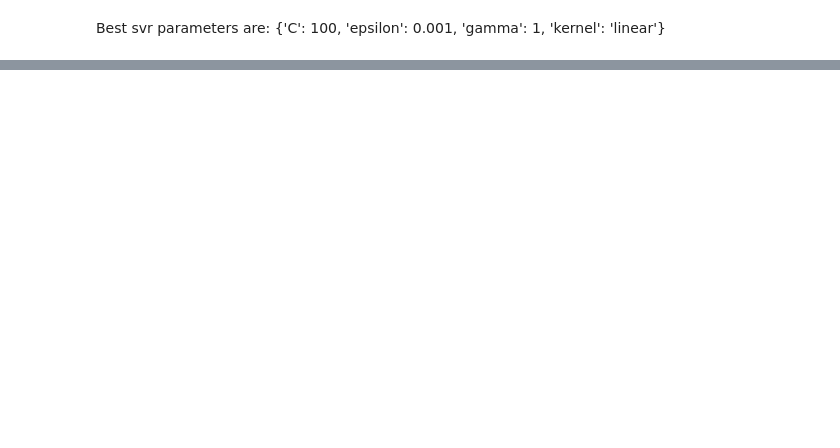
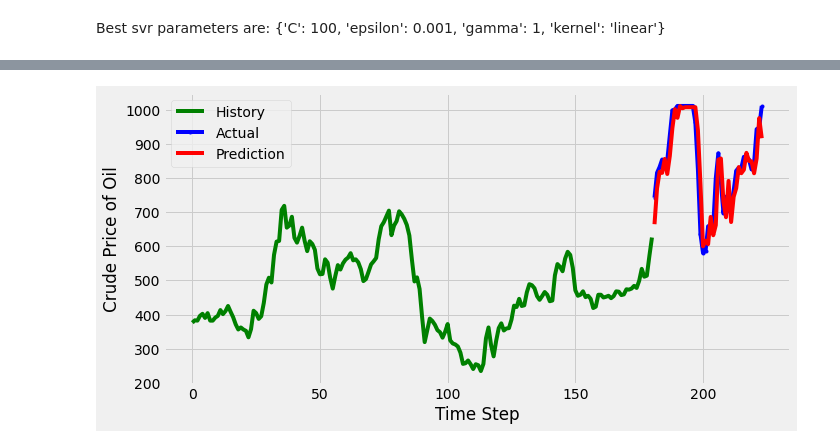
Before and after one commit to mofuoku417/Machine-Learning-Techniques-for-Multivariate-Time-Series-Forecasting-of-Crude-Palm-Oil-Prices, a Jupyter notebook: LinearSVR.ipynb, the cells around one changed output, grey strips where cells are left out. Cells and saved outputs as stored; diff of their text form; code cells hidden in the pictures; blank space fills up the shorter version.

```diff
--- a/LinearSVR.ipynb
+++ b/LinearSVR.ipynb
@@ -286,0 +299,7 @@ Best svr parameters are: {'C': 100, 'epsilon': 0.001, 'gamma': 1, 'kernel': 'lin
+# %%
+y_train_inv = cpo_pri_transformer.inverse_transform(y_train.reshape(1, -1))
+y_test_inv = cpo_pri_transformer.inverse_transform(y_test.reshape(1, -1))
+y_pred_inv = cpo_pri_transformer.inverse_transform(svr_gpred.reshape(1,-1))
+print(y_train_inv)
+print(y_test_inv)
+print(y_pred_inv)
@@ -286,0 +326,5 @@ Best svr parameters are: {'C': 100, 'epsilon': 0.001, 'gamma': 1, 'kernel': 'lin
+# %%
+y_train_inv = y_train_inv.flatten()
+y_train_inv
+y_test_inv = y_test_inv.flatten()
+y_test_inv
@@ -286,0 +339,3 @@ Best svr parameters are: {'C': 100, 'epsilon': 0.001, 'gamma': 1, 'kernel': 'lin
+# %%
+y_pred_inv = y_pred_inv.flatten()
+y_pred_inv
@@ -286,0 +354,10 @@ Best svr parameters are: {'C': 100, 'epsilon': 0.001, 'gamma': 1, 'kernel': 'lin
+# %%
+plt.plot(np.arange(0, len(y_train)), y_train_inv, color='green', label="History")
+plt.plot(np.arange(len(y_train), len(y_train) + len(y_test)), y_test_inv, color='blue', marker='.', label="Actual")
+plt.plot(np.arange(len(y_train), len(y_train) + len(y_test)), y_pred_inv, color='red', label="Prediction")
+plt.ylabel('Crude Price of Oil')
+plt.xlabel('Time Step')
+plt.legend()
+plt.show();
+# %% [output]
+[figure, added]
```
Also changed, not shown: parts of 10 cells of this notebook.
